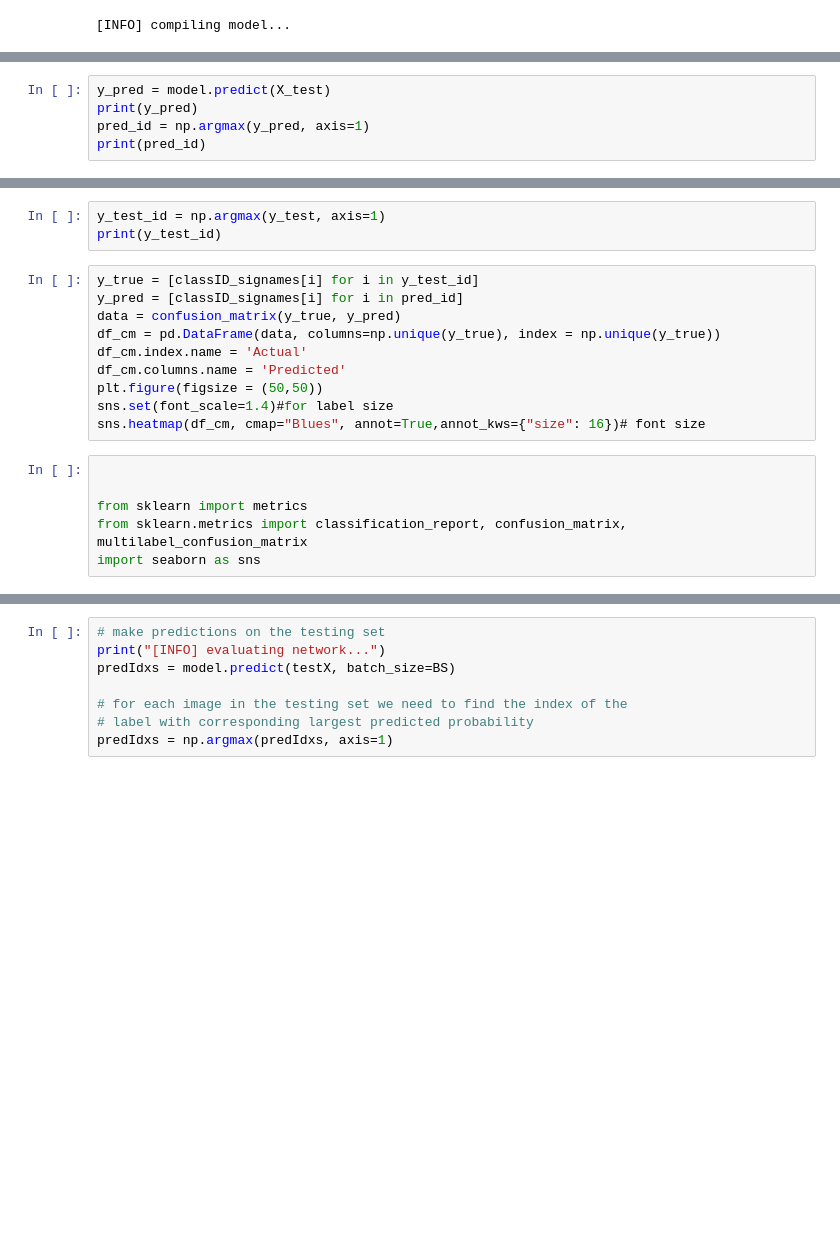
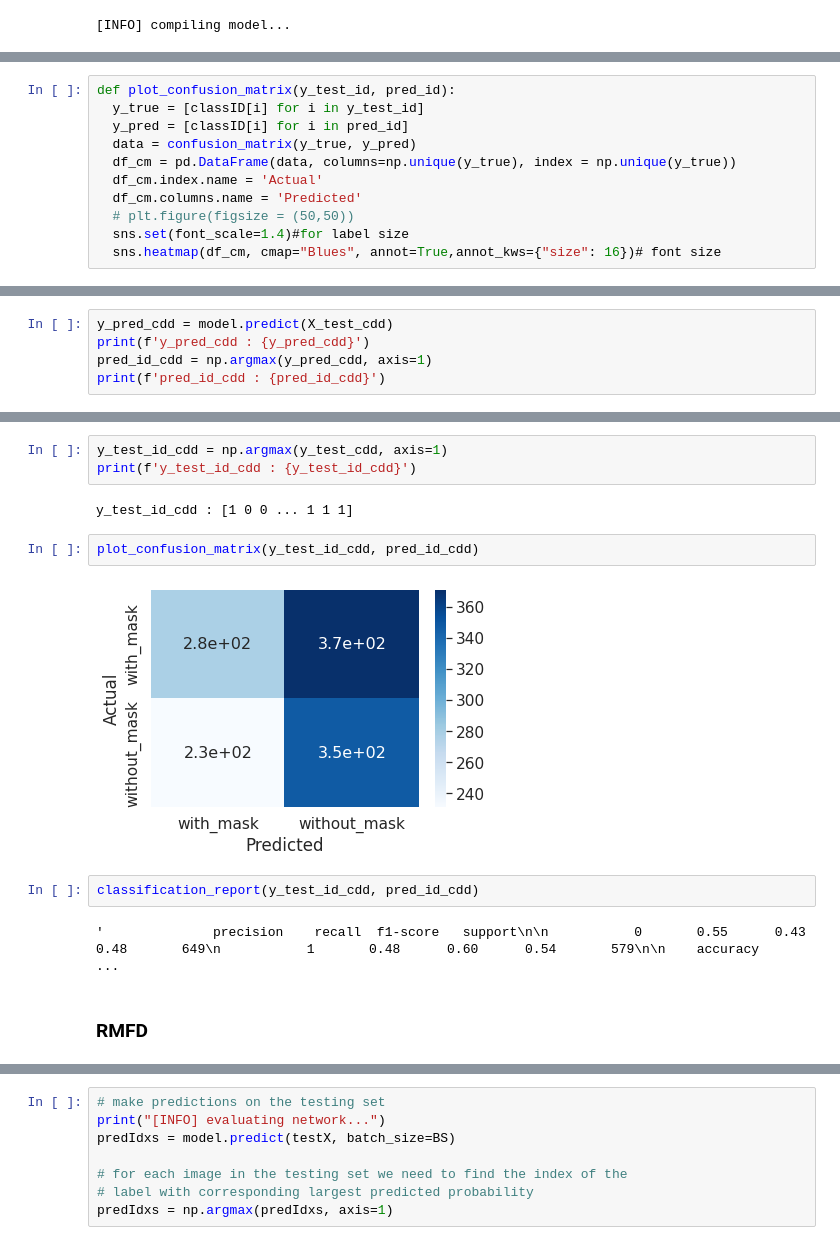
Before and after one commit to ZahraDehghani99/FacemaskWearingAlertSystem, a Jupyter notebook: FaceMaskClassifier.ipynb, the cells around one changed output, grey strips where cells are left out. Cells and saved outputs as stored; diff of their text form; blank space fills up the shorter version.

```diff
--- a/FaceMaskClassifier.ipynb
+++ b/FaceMaskClassifier.ipynb
@@ -461,0 +520,11 @@ for i in range(num):
+# %%
+def plot_confusion_matrix(y_test_id, pred_id):
+  y_true = [classID[i] for i in y_test_id]
+  y_pred = [classID[i] for i in pred_id]
+  data = confusion_matrix(y_true, y_pred)
+  df_cm = pd.DataFrame(data, columns=np.unique(y_true), index = np.unique(y_true))
+  df_cm.index.name = 'Actual'
+  df_cm.columns.name = 'Predicted'
+  # plt.figure(figsize = (50,50))
+  sns.set(font_scale=1.4)#for label size
+  sns.heatmap(df_cm, cmap="Blues", annot=True,annot_kws={"size": 16})# font size
@@ -462,5 +533,5 @@ for i in range(num):
 # %%
-y_pred = model.predict(X_test)
-print(y_pred)
-pred_id = np.argmax(y_pred, axis=1)
-print(pred_id)
+y_pred_cdd = model.predict(X_test_cdd)
+print(f'y_pred_cdd : {y_pred_cdd}')
+pred_id_cdd = np.argmax(y_pred_cdd, axis=1)
+print(f'pred_id_cdd : {pred_id_cdd}')
@@ -467,19 +547,15 @@ print(pred_id)
 # %%
-y_test_id = np.argmax(y_test, axis=1)
-print(y_test_id)
+y_test_id_cdd = np.argmax(y_test_cdd, axis=1)
+print(f'y_test_id_cdd : {y_test_id_cdd}')
+# %% [output]
+y_test_id_cdd : [1 0 0 ... 1 1 1]
-# %%
-y_true = [classID_signames[i] for i in y_test_id]
-y_pred = [classID_signames[i] for i in pred_id]
-data = confusion_matrix(y_true, y_pred)
-df_cm = pd.DataFrame(data, columns=np.unique(y_true), index = np.unique(y_true))
-df_cm.index.name = 'Actual'
-df_cm.columns.name = 'Predicted'
-plt.figure(figsize = (50,50))
-sns.set(font_scale=1.4)#for label size
-sns.heatmap(df_cm, cmap="Blues", annot=True,annot_kws={"size": 16})# font size
-# %%
-
-
-from sklearn import metrics
-from sklearn.metrics import classification_report, confusion_matrix, multilabel_confusion_matrix
-import seaborn as sns
+# %%
+plot_confusion_matrix(y_test_id_cdd, pred_id_cdd)
+# %% [output]
+[figure, added]
+# %%
+classification_report(y_test_id_cdd, pred_id_cdd)
+# %% [output]
+'              precision    recall  f1-score   support\n\n           0       0.55      0.43      0.48       649\n           1       0.48      0.60      0.54       579\n\n    accuracy                   ...
+# %% [markdown]
+### RMFD
```
Also changed, not shown: parts of 40 cells of this notebook.
